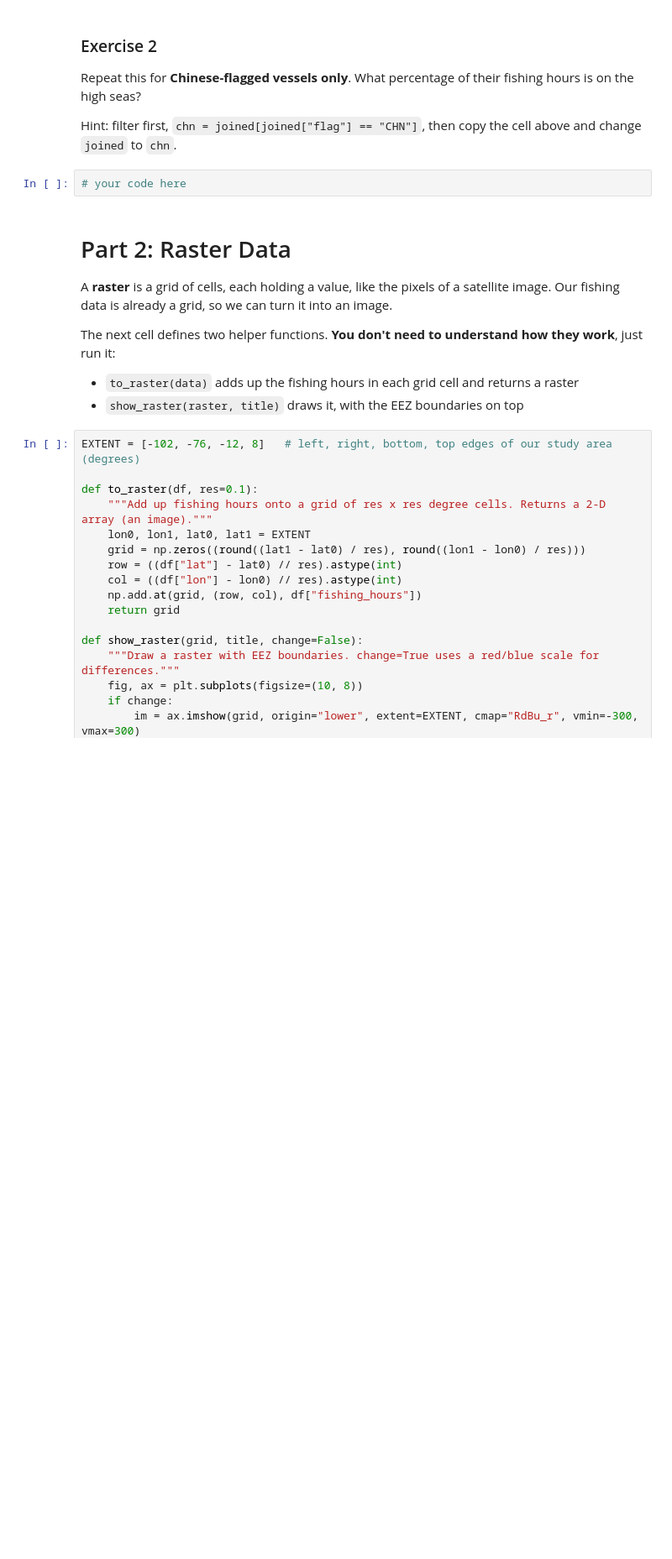
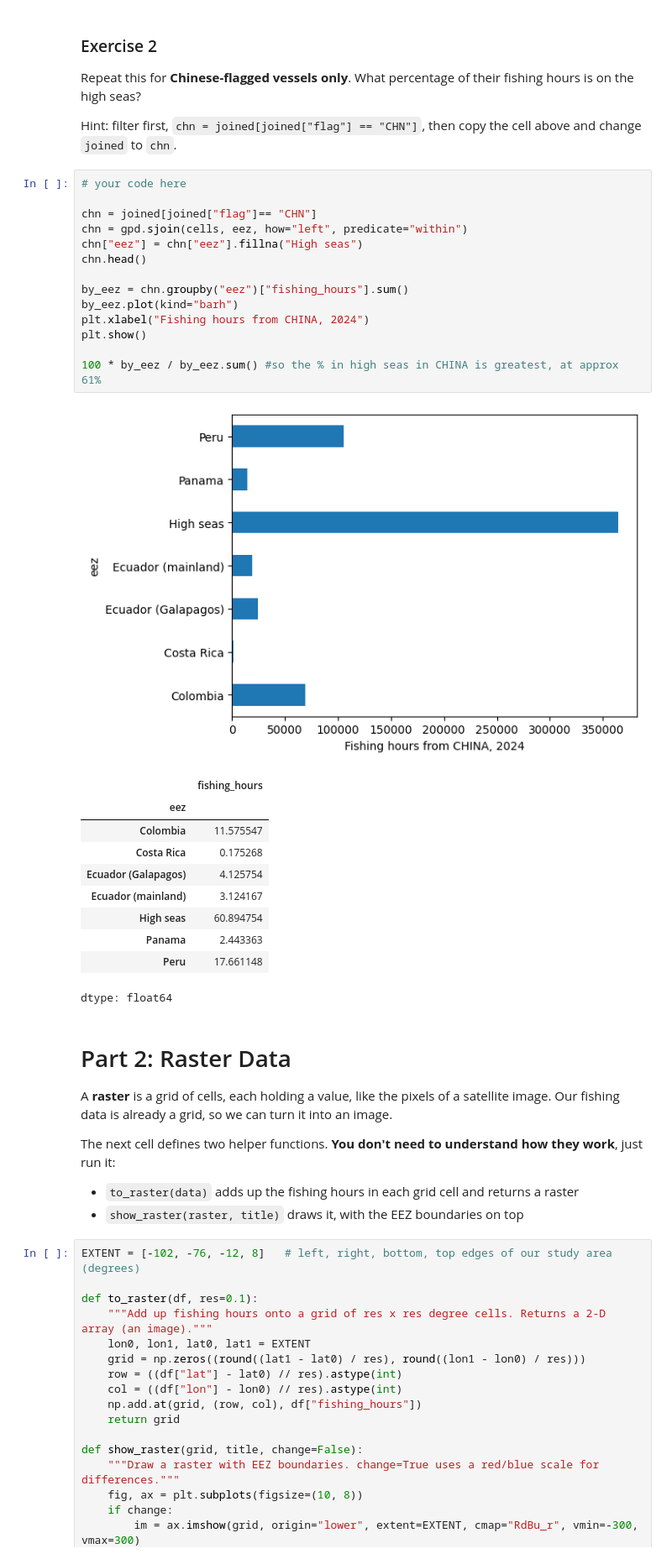
Before and after one commit to jasminebarry/BASC0005, a Jupyter notebook: w03_spatial_data.ipynb, the cells around one changed output. Shown at 84% size. Cells and saved outputs as stored; diff of their text form; blank space fills up the shorter version.

```diff
--- a/w03_spatial_data.ipynb
+++ b/w03_spatial_data.ipynb
@@ -147,8 +157,32 @@ Name: fishing_hours, dtype: float64
 Repeat this for **Chinese-flagged vessels only**. What percentage of their fishing hours is on the high seas?
 
 Hint: filter first, `chn = joined[joined["flag"] == "CHN"]`, then copy the cell above and change `joined` to `chn`.
-# %%
-# your code here
+# %%
+# your code here
+
+chn = joined[joined["flag"]== "CHN"]
+chn = gpd.sjoin(cells, eez, how="left", predicate="within")
+chn["eez"] = chn["eez"].fillna("High seas")
+chn.head()
+
+by_eez = chn.groupby("eez")["fishing_hours"].sum()
+by_eez.plot(kind="barh")
+plt.xlabel("Fishing hours from CHINA, 2024")
+plt.show()
+
+100 * by_eez / by_eez.sum() #so the % in high seas in CHINA is greatest, at approx 61%
+# %% [output]
+[figure, added]
+|  | fishing_hours |
+| eez |  |
+| Colombia | 11.575547 |
+| Costa Rica | 0.175268 |
+| Ecuador (Galapagos) | 4.125754 |
+| Ecuador (mainland) | 3.124167 |
+| High seas | 60.894754 |
+| Panama | 2.443363 |
+| Peru | 17.661148 |
+dtype: float64
 # %% [markdown]
 # Part 2: Raster Data
 
```
Also changed, not shown: parts of 28 cells of this notebook.
